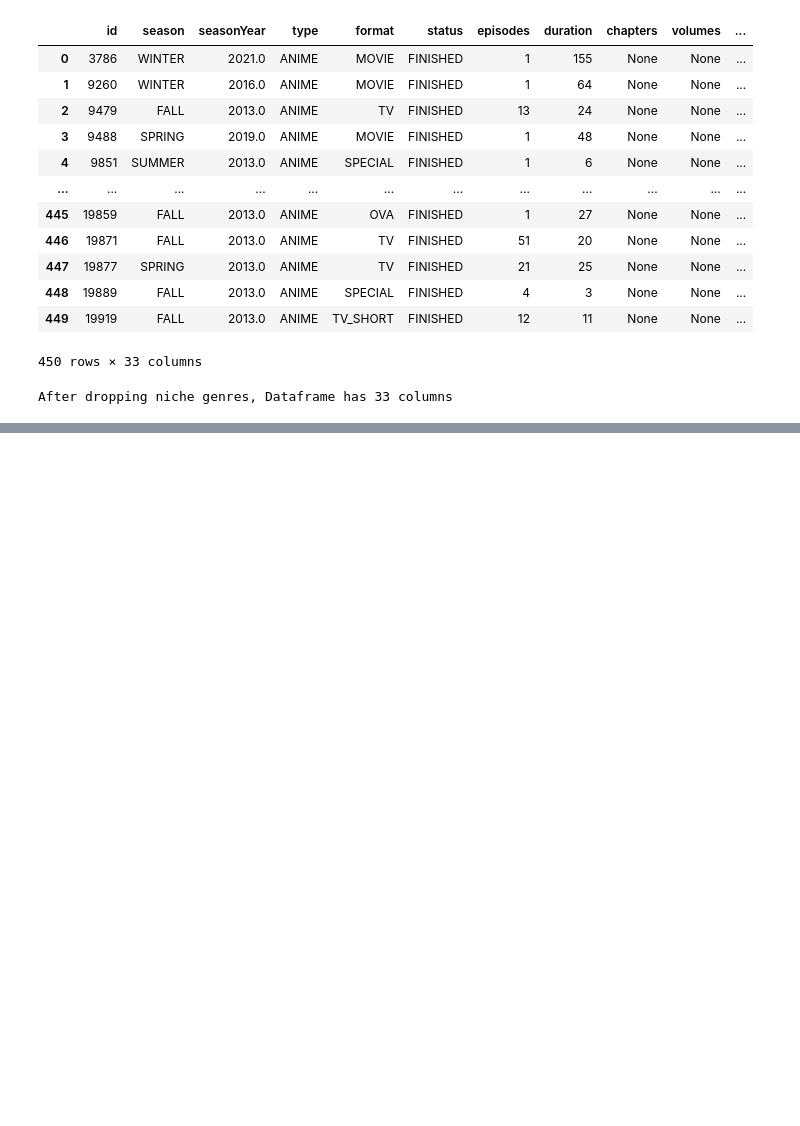
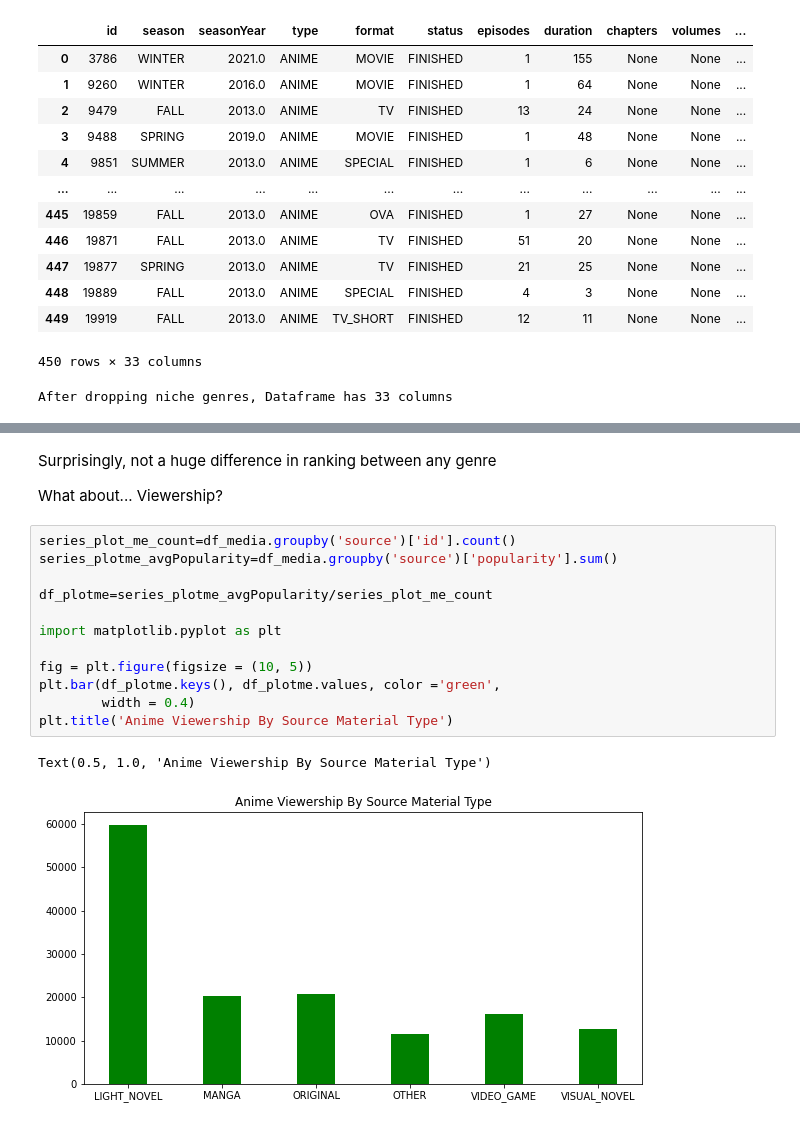
Before and after one commit to sprucemister/Anime-Insights, a Jupyter notebook: Untitled-1.ipynb, the cells around one changed output, grey strips where cells are left out. Saved outputs shown, nothing was run; the diff lists cells and outputs as text; blank space fills up the shorter version.

```diff
--- a/Untitled-1.ipynb
+++ b/Untitled-1.ipynb
@@ -255,0 +312,19 @@ In *Summer*, **Slice of Life** dips in popularity relative to other season. I wo
+# %% [markdown]
+Surprisingly, not a huge difference in ranking between any genre
+
+What about... Viewership?
+# %%
+series_plot_me_count=df_media.groupby('source')['id'].count()
+series_plotme_avgPopularity=df_media.groupby('source')['popularity'].sum()
+
+df_plotme=series_plotme_avgPopularity/series_plot_me_count
+
+import matplotlib.pyplot as plt
+
+fig = plt.figure(figsize = (10, 5))
+plt.bar(df_plotme.keys(), df_plotme.values, color ='green',
+        width = 0.4)
+plt.title('Anime Viewership By Source Material Type')
+# %% [output]
+Text(0.5, 1.0, 'Anime Viewership By Source Material Type')
+[figure, added]
```
Also changed, not shown: parts of 16 cells of this notebook.
